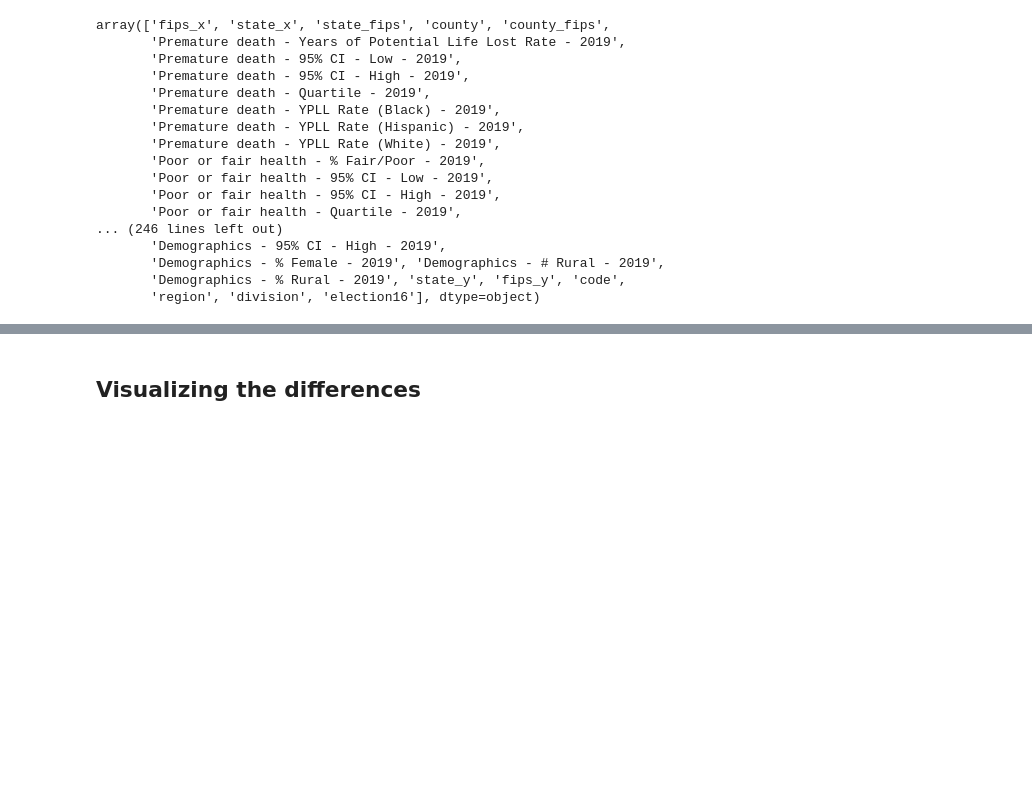
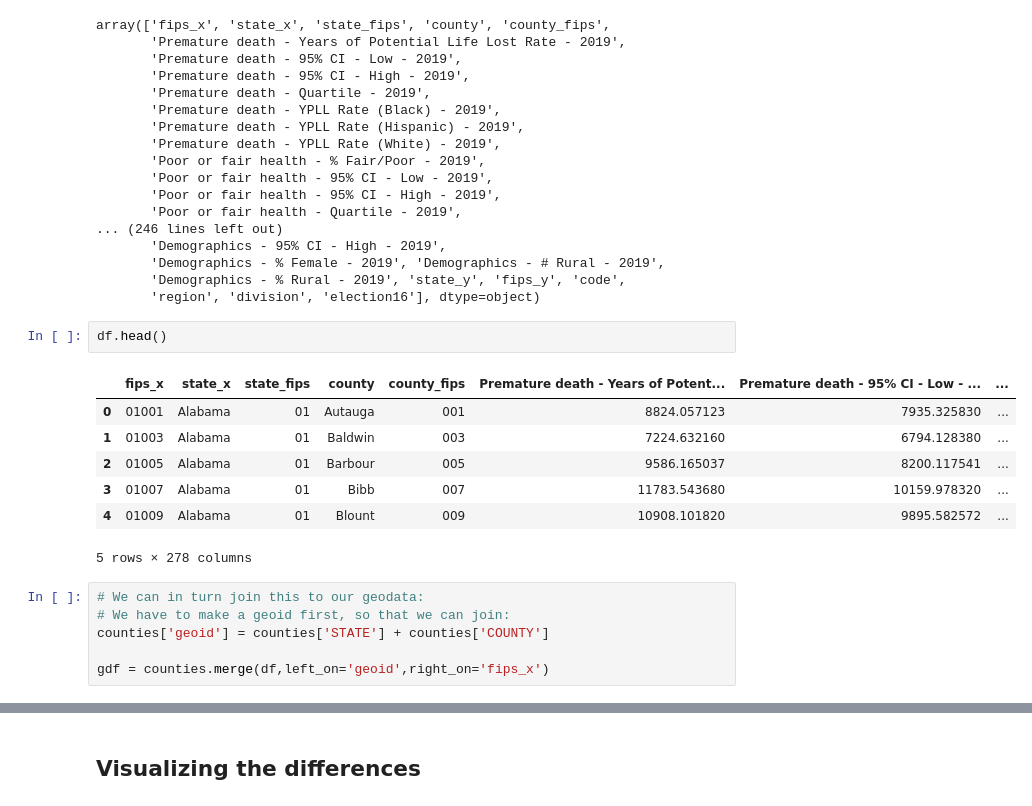
Before and after one commit to thomaspingel/geography_single_shot_notebooks, a Jupyter notebook: Group Differences using Geopandas, Pandas, and Scipy.stats.ipynb, the cells around one changed output, grey strips where cells are left out. Cells and saved outputs as stored; diff of their text form; blank space fills up the shorter version.

```diff
--- a/Group Differences using Geopandas, Pandas, and Scipy.stats.ipynb
+++ b/Group Differences using Geopandas, Pandas, and Scipy.stats.ipynb
@@ -78,3 +78,19 @@ array(['fips_x', 'state_x', 'state_fips', 'county', 'county_fips',
        'Demographics - % Female - 2019', 'Demographics - # Rural - 2019',
        'Demographics - % Rural - 2019', 'state_y', 'fips_y', 'code',
        'region', 'division', 'election16'], dtype=object)
+# %%
+df.head()
+# %% [output]
+|  | fips_x | state_x | state_fips | county | county_fips | Premature death - Years of Potent... | Premature death - 95% CI - Low - ... | ... |
+| 0 | 01001 | Alabama | 01 | Autauga | 001 | 8824.057123 | 7935.325830 | ... |
+| 1 | 01003 | Alabama | 01 | Baldwin | 003 | 7224.632160 | 6794.128380 | ... |
+| 2 | 01005 | Alabama | 01 | Barbour | 005 | 9586.165037 | 8200.117541 | ... |
+| 3 | 01007 | Alabama | 01 | Bibb | 007 | 11783.543680 | 10159.978320 | ... |
+| 4 | 01009 | Alabama | 01 | Blount | 009 | 10908.101820 | 9895.582572 | ... |
+5 rows × 278 columns
+# %%
+# We can in turn join this to our geodata:
+# We have to make a geoid first, so that we can join:
+counties['geoid'] = counties['STATE'] + counties['COUNTY']
+
+gdf = counties.merge(df,left_on='geoid',right_on='fips_x')
```
Also changed, not shown: parts of 3 cells of this notebook, 10 other files.
